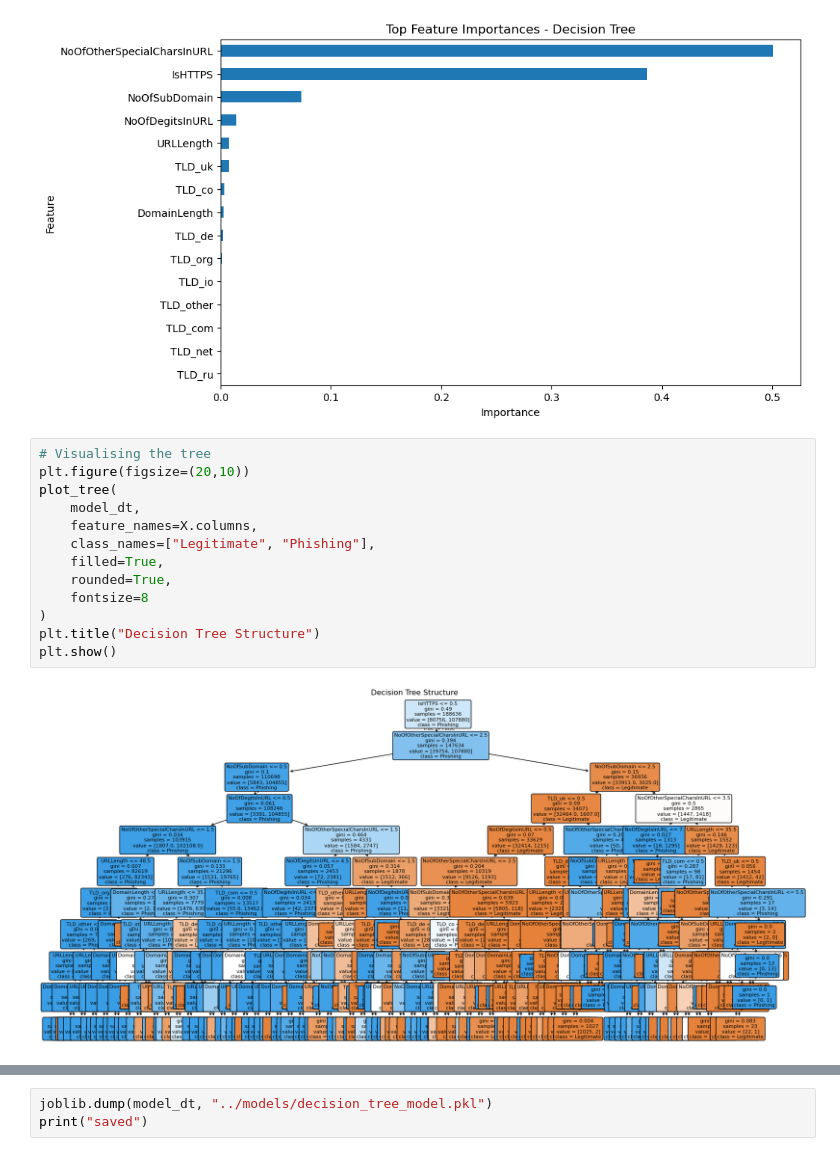
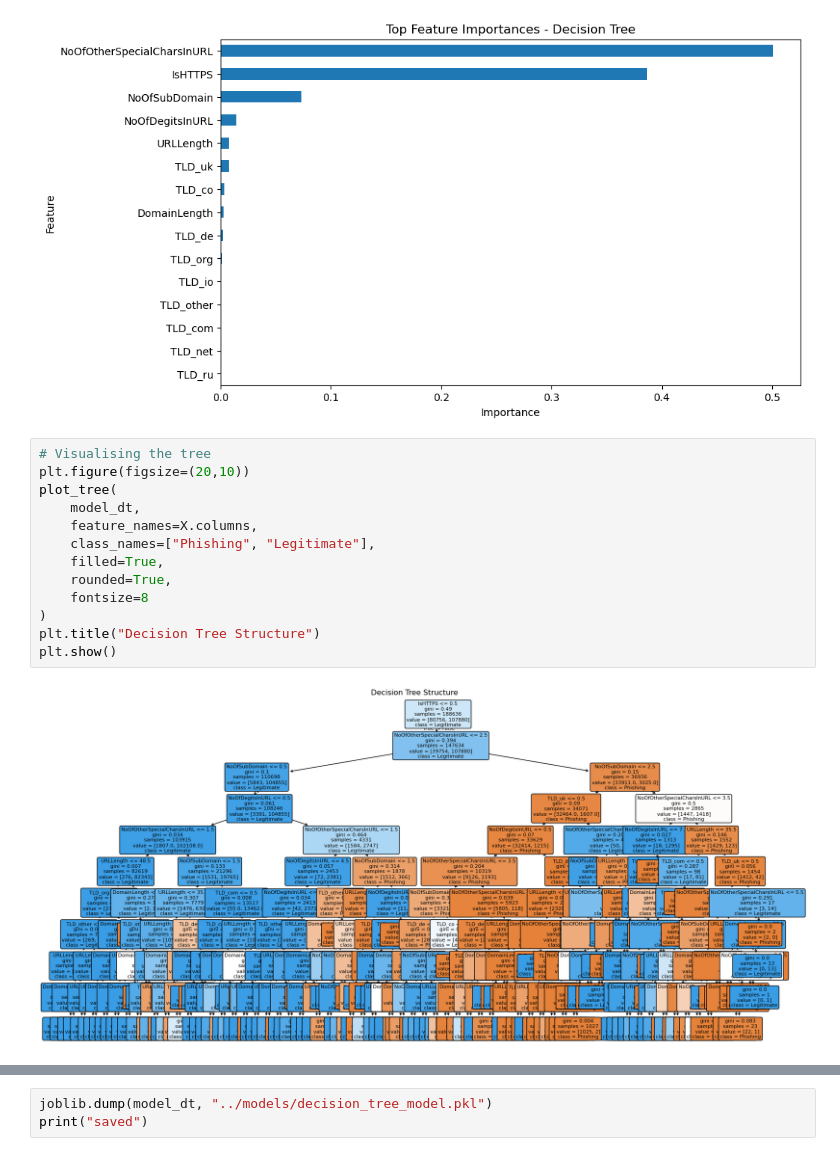
Before and after one commit to monsenorus/ml_763, a Jupyter notebook: notebooks/model4_decision_tree.ipynb, the cells around one changed output, grey strips where cells are left out. Cells and saved outputs as stored; diff of their text form.

```diff
--- a/notebooks/model4_decision_tree.ipynb
+++ b/notebooks/model4_decision_tree.ipynb
@@ -240,18 +240,18 @@ plt.show()
 # %%
 # Visualising the tree
 plt.figure(figsize=(20,10))
 plot_tree(
     model_dt,
     feature_names=X.columns,
-    class_names=["Legitimate", "Phishing"],
+    class_names=["Phishing", "Legitimate"],
     filled=True,
     rounded=True,
     fontsize=8
 )
 plt.title("Decision Tree Structure")
 plt.show()
 # %% [output]
-[figure, old version]
+[figure, new version]
 # %%
 plt.figure(figsize=(20,10))
 plot_tree(
```
Also changed, not shown: parts of 6 cells of this notebook, 3 other files.
